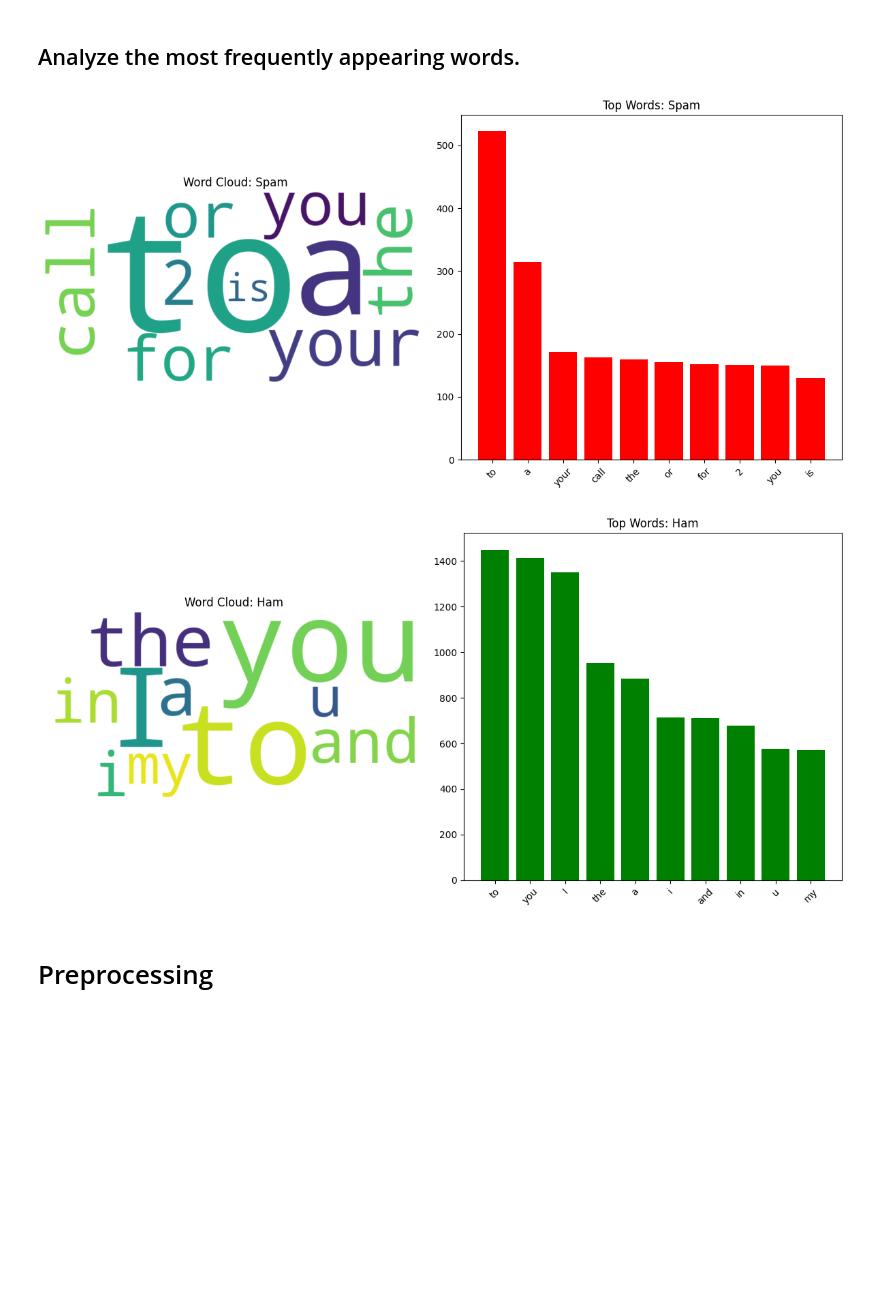
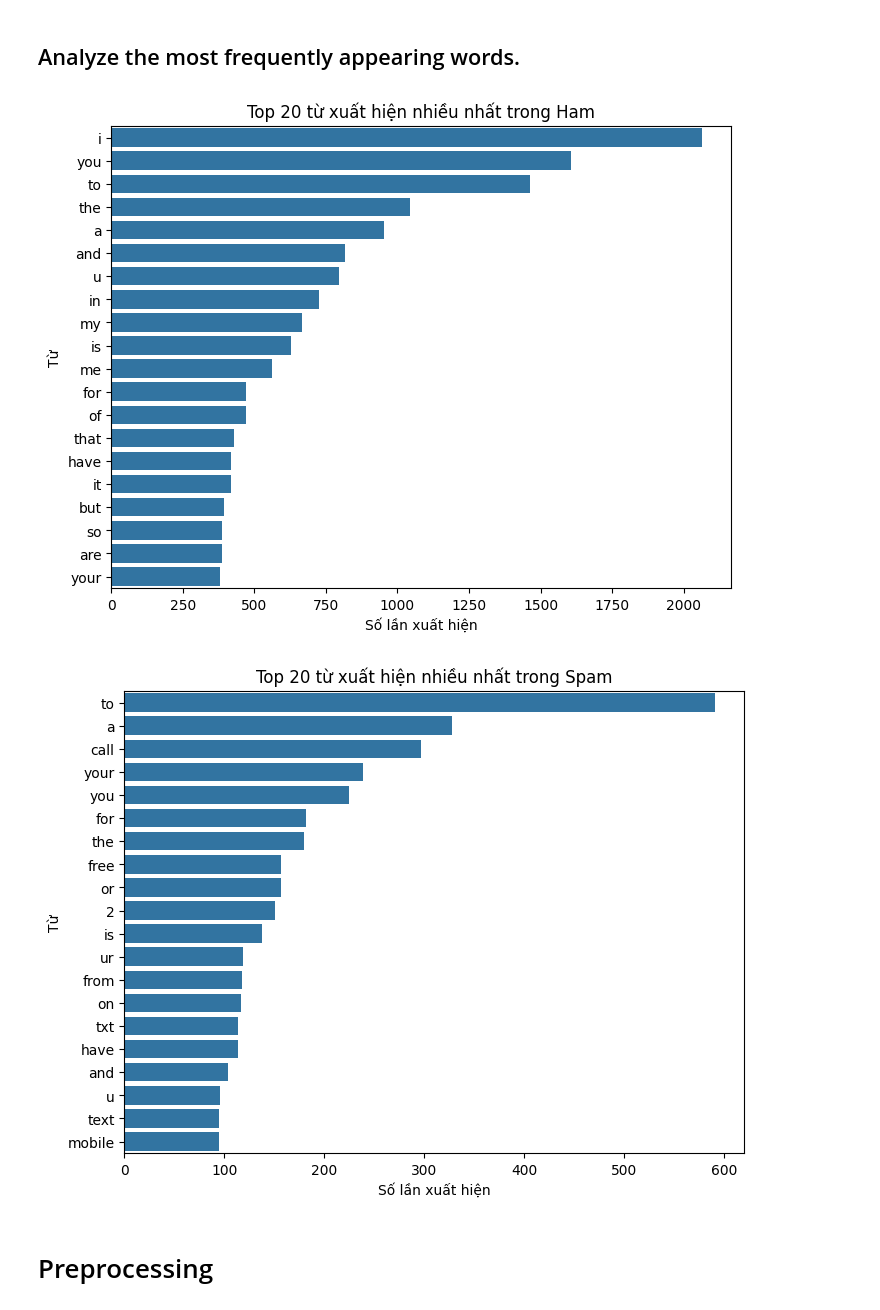
Before and after one commit to tinh633/mail, a Jupyter notebook: practice1/practice1.ipynb, the cells around one changed output. Drawn from its saved outputs; the diff is of its cells as text; code cells hidden in the pictures; blank space fills up the shorter version.

```diff
--- a/practice1/practice1.ipynb
+++ b/practice1/practice1.ipynb
@@ -372,41 +406,22 @@ spam_common = Counter(spam_words).most_common(20)
 ham_common_df = pd.DataFrame(ham_common, columns=["word", "count"])
 spam_common_df = pd.DataFrame(spam_common, columns=["word", "count"])
 # %%
+plt.figure(figsize=(8, 6))
+sns.barplot(data=ham_common_df, x="count", y="word")
+plt.title("Top 20 từ xuất hiện nhiều nhất trong Ham")
+plt.xlabel("Số lần xuất hiện")
+plt.ylabel("Từ")
+plt.show()
 
-def plot_word_analysis(emails_series, title_suffix, color='orange'):
-    # Tokenize and count
-    words = ' '.join(emails_series).split()
-    word_counts = Counter(words)
-    most_common = word_counts.most_common(10)
-
-    # Extract data for plotting
-    words_list, counts = zip(*most_common)
-
-    # Plotting
-    plt.figure(figsize=(12, 6))
-
-    # Word Cloud
-    plt.subplot(1, 2, 1)
-    # Generate from frequencies uses a dictionary
-    wc = WordCloud(width=800, height=400, background_color='white').generate_from_frequencies(dict(most_common))
-    plt.imshow(wc, interpolation='bilinear')
-    plt.title(f'Word Cloud: {title_suffix}')
-    plt.axis('off')
-
-    # Bar Chart
-    plt.subplot(1, 2, 2)
-    plt.bar(words_list, counts, color=color)
-    plt.title(f'Top Words: {title_suffix}')
-    plt.xticks(rotation=45)
-
-    plt.tight_layout()
-    plt.show()
-
-plot_word_analysis(df_EDA[df_EDA['v1'] == "spam"]['v2'], "Spam", color='red')
-plot_word_analysis(df_EDA[df_EDA['v1'] == "ham"]['v2'],  "Ham",  color='green')
+plt.figure(figsize=(8, 6))
+sns.barplot(data=spam_common_df, x="count", y="word")
+plt.title("Top 20 từ xuất hiện nhiều nhất trong Spam")
+plt.xlabel("Số lần xuất hiện")
+plt.ylabel("Từ")
+plt.show()
 # %% [output]
-[figure, old version]
+[figure, new version]
-[figure, old version]
+[figure, new version]
 # %% [markdown]
 # Preprocessing
 # %% [markdown]
```
Also changed, not shown: parts of 34 cells of this notebook, 11 other files.
